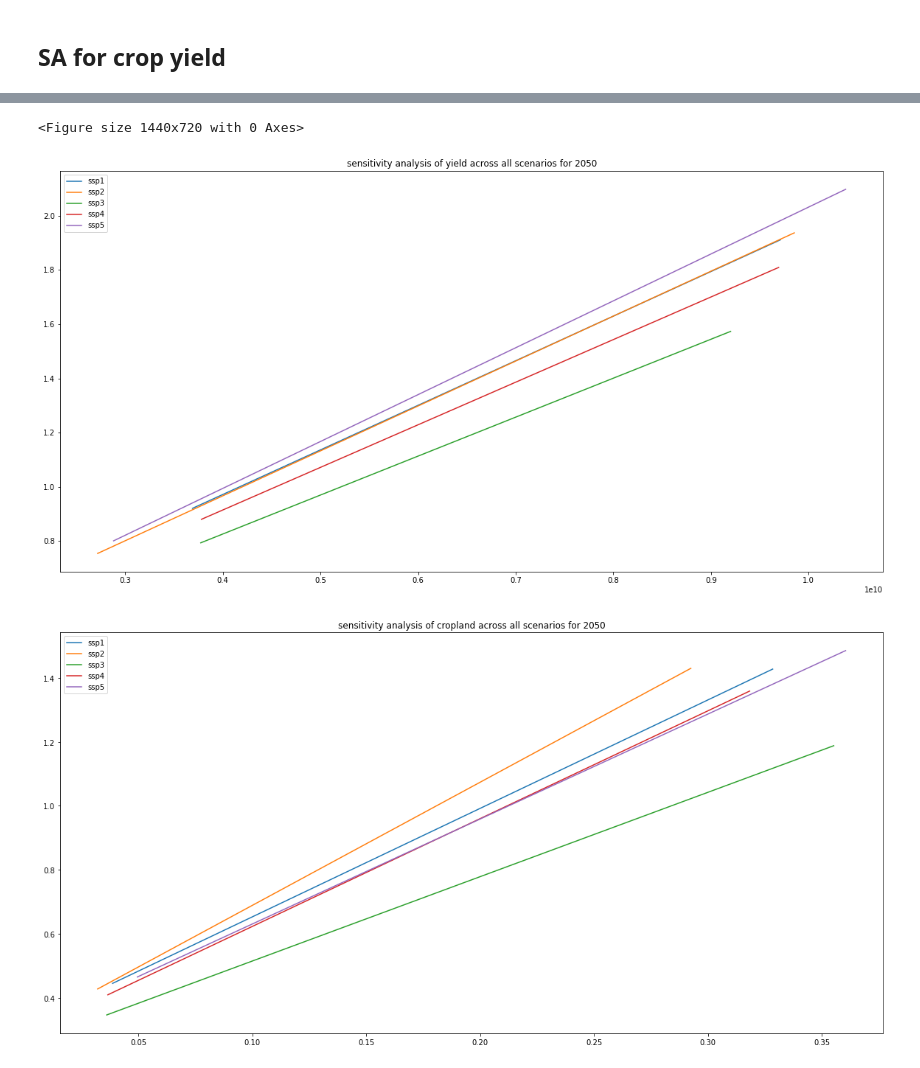
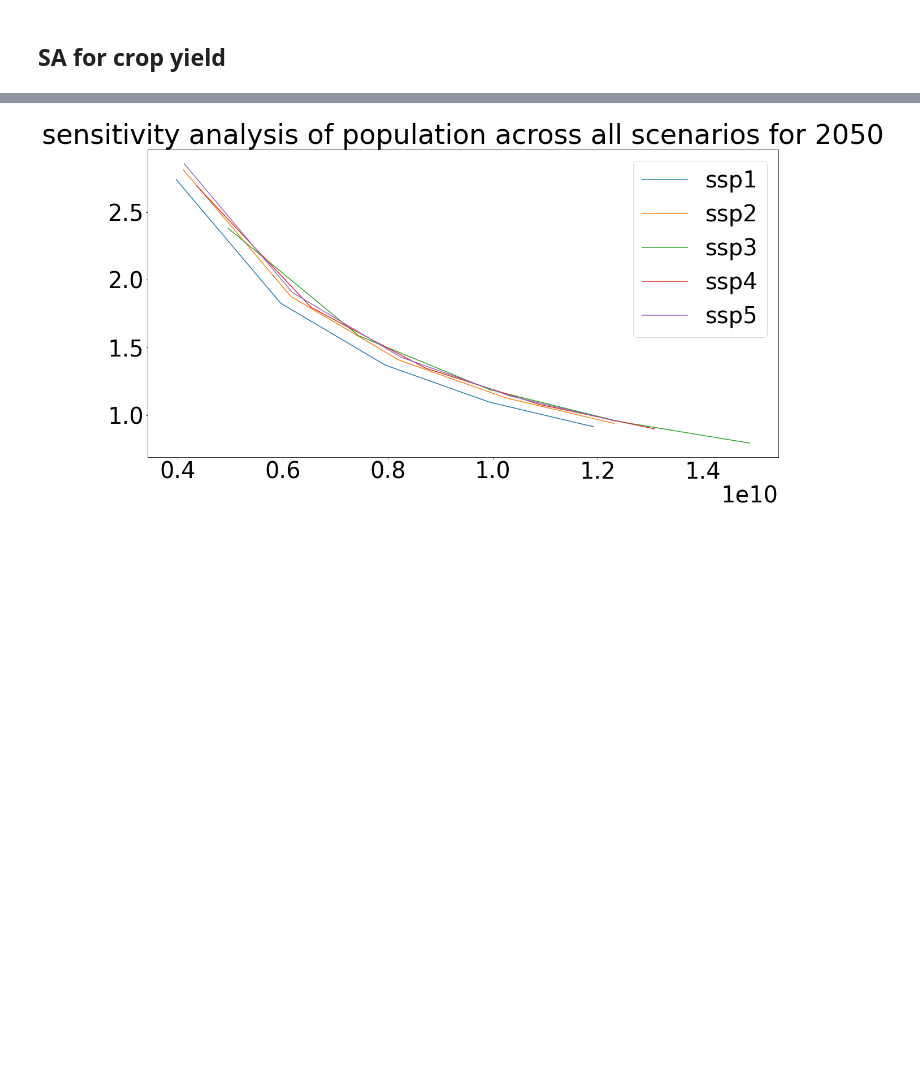
Before and after one commit to charlottegiseleweil/future-food-sufficiency, a Jupyter notebook: sufficiencies/SA_MC_caloric_sufficiency.ipynb, the cells around one changed output, grey strips where cells are left out. Saved outputs shown, nothing was run; the diff lists cells and outputs as text; code cells hidden in the pictures; blank space fills up the shorter version.

```diff
--- a/sufficiencies/SA_MC_caloric_sufficiency.ipynb
+++ b/sufficiencies/SA_MC_caloric_sufficiency.ipynb
@@ -21,6 +21,7 @@ imports_data.head()
 | 4 | None | Indian Ocean Territories | None | NaN |
 # %%
 all_countries = [
+
     'Argentina', 'Australia', 'Bulgaria',
     'Belize', 'Brazil', 'Canada', 'Denmark',
     'France', 'Hungary', 'Kazakhstan',
@@ -75,8 +76,8 @@ all_countries = [
     'Zimbabwe'
 ]
 
-countries_names = pd.read_csv('country_names.csv',encoding='latin-1').rename({'Country Code': 'ISO3'}, axis=1)\
-        .iloc[[e in all_countries for e in list(countries_names['name'].values)], :]
+countries_names = pd.read_csv('country_names.csv',encoding='latin-1').rename({'Country Code': 'ISO3'}, axis=1)
+countries_names = countries_names.iloc[[e in all_countries for e in list(countries_names['name'].values)], :]
 countries_names.head()
 # %% [output]
 |  | id | ISO3 | adm0_a3 | name | nev_admin_name | fao_producer_prices_name | nev_name | nev_name_long | ... |
@@ -168,7 +169,7 @@ def cal_suff(X, cntry=None, year=2050, food_waste=.19, diet=.19, feed_food_facto
     prod = get_production(X, year=year)
     food = perc_food * prod
     feed_now_food = 0.
-    if cntry in list(LS_2000_df.ISO3.unique()):
+    if cntry in LS_2000_df.ISO3.unique():
         LS = LS_2000_df[LS_2000_df.ISO3==cntry]['LS2000_percapita'].values * get_population(X, year=2000)
 
     else:
@@ -1010,5 +1442,5 @@ sensitivity(var='diet', ssp=5, country='MAR', n=1, dist='unif')
 # %%
-params = ['food_waste', 'diet', 'feed_food_factor']
+params = ['food_waste', 'feed_food_factor']
 lows = [0., 0., 2.3]
 highs = [.5, 1., 1.]
 dists = ['unif', 'unif', 'norm']
@@ -1024,15 +1456,14 @@ cols = [
 ]
 
 values = [
-    np.round(.29 * np.array([.5, .75, 1., 1.25, 1.5]), 2),
-    np.round(.29 * np.array([.5, .75, 1., 1.25, 1.5]), 2),
+    np.round(.19 * np.array([.5, .75, 1., 1.25, 1.5]), 2),
     np.round(2.3 * np.array([.5, .75, 1., 1.25, 1.5]), 2),
-
 ]
 
-df_global = pd.DataFrame(columns=cols)
 
 for s, param in enumerate(params):
+    df_global = pd.DataFrame(columns=cols)
+
     plt.figure(figsize=(20,10))
     for i in range(5):
         x, y = sensitivity(var=param, ssp=i+1, year=year, country=None,n=1000, value=values[s])
@@ -1044,7 +1475,7 @@ for s, param in enumerate(params):
         plt.plot(x, y, label='ssp'+str(i+1))
         plt.legend()
 
-    df_global.to_csv('sa_glo_'+param+'_new.csv')
+    df_global.to_csv('sa_glo_'+param+'_new.csv', index=False)
 
     plt.title('sensitivity analysis of '+param+' across all scenarios for '+str(year))
     plt.show()
@@ -1094,39 +1546,48 @@ sensitivity_2(var='yield', ssp=5, country='USA', n=1, low=1., high=.02, dist='no
 # %%
-plt.figure(figsize=(20,10))
-
-params = ['yield', 'cropland', 'population']
+params = ['population']
 
 year=2050
 
 cols = [
     'value',
     'ssp1_global',
     'ssp2_global',
     'ssp3_global',
     'ssp4_global',
     'ssp5_global',
 ]
 
 
 # for param, low, high, dist in zip(params, lows, highs, dists):
 for param in params:
     plt.figure(figsize=(20,10))
     df_global = pd.DataFrame(columns=cols)
-    for i in range(5):
-        x, y = sensitivity_2(var='population', ssp=i+1)
-        to_stack = pd.DataFrame(np.array([x,y]).T, columns=['value', 'ssp'+str(i+1)+'_global'])
-        df_global = pd.concat([df_global, to_stack])
-        idx = np.argsort(x)
-        x = x[idx]
-        y = y[idx]
-        plt.plot(x, y, label='ssp'+str(i+1))
-        plt.legend()
+    if param=='yield':
+        for i in range(5):
+            x, y = sensitivity_2(var=param, ssp=i+1)
+            df_global.loc[:, 'value'] = x
+            df_global.loc[:, 'ssp'+str(i+1)+'_global'] = y
+            idx = np.argsort(x)
+            x = x[idx]
+            y = y[idx]
+            plt.plot(x, y, label='ssp'+str(i+1))
+            plt.legend()
+        df_global.to_csv('sa_glo_'+param+'.csv', index=False)
+
+    else:
+        for i in range(5):
+            x, y = sensitivity_2(var=param, ssp=i+1)
+            to_stack = pd.DataFrame(np.array([x,y]).T, columns=['value', 'ssp'+str(i+1)+'_global'])
+            df_global = pd.concat([df_global, to_stack])
+            idx = np.argsort(x)
+            x = x[idx]
+            y = y[idx]
+            plt.plot(x, y, label='ssp'+str(i+1))
+            plt.legend()
+        df_global.sort_values(by='value').interpolate().to_csv('sa_glo_'+param+'.csv', index=False)
 
     plt.title('sensitivity analysis of '+param+' across all scenarios for '+str(year))
     plt.show()
-    df_global.sort_values(by='value').interpolate().to_csv('sa_glo_'+param+'.csv', index=False)
 # %% [output]
-<Figure size 1440x720 with 0 Axes>
-[figure, old version]
+[figure, new version]
-[figure, removed]
 # %%
```
Also changed, not shown: parts of 39 cells of this notebook.
